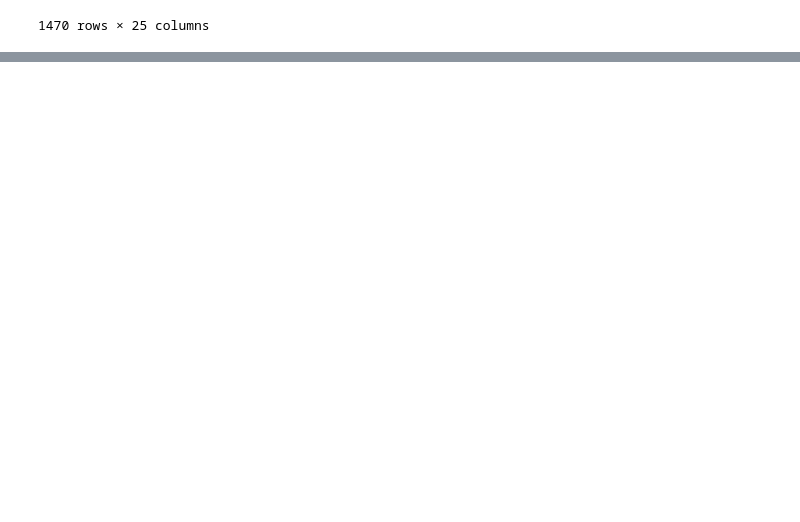
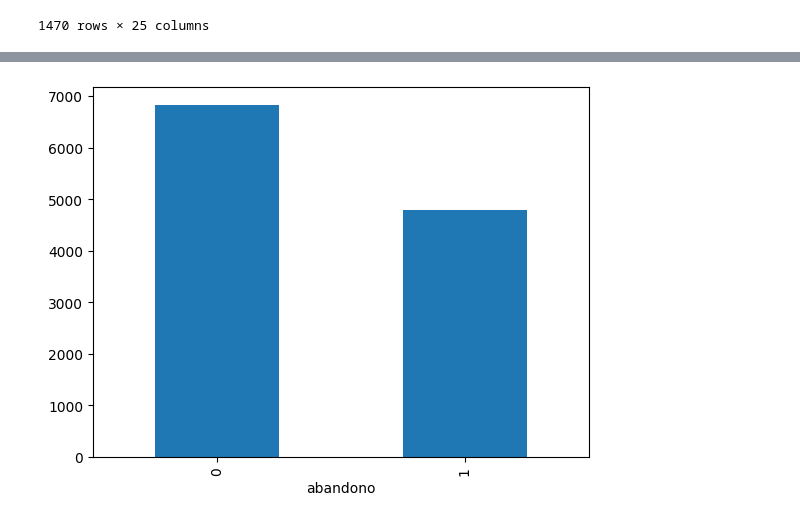
Before and after one commit to MauricioSalazarP/AbandonoEmpleados, a Jupyter notebook: Abandono_empleados/BI_Analisis.ipynb, the cells around one changed output, grey strips where cells are left out. Saved outputs shown, nothing was run; the diff lists cells and outputs as text; code cells hidden in the pictures; blank space fills up the shorter version.

```diff
--- a/Abandono_empleados/BI_Analisis.ipynb
+++ b/Abandono_empleados/BI_Analisis.ipynb
@@ -214,0 +228,3 @@ df
+# %%
+# Transformar abandono a numérica
+df['abandono'] = df.abandono.map({'No':0, 'Yes':1})
@@ -214,0 +255,5 @@ df
+# %%
+temp = df.groupby('abandono').salario_mes.mean()
+temp.plot.bar();
+# %% [output]
+[figure, added]
```
Also changed, not shown: parts of 8 cells of this notebook.
